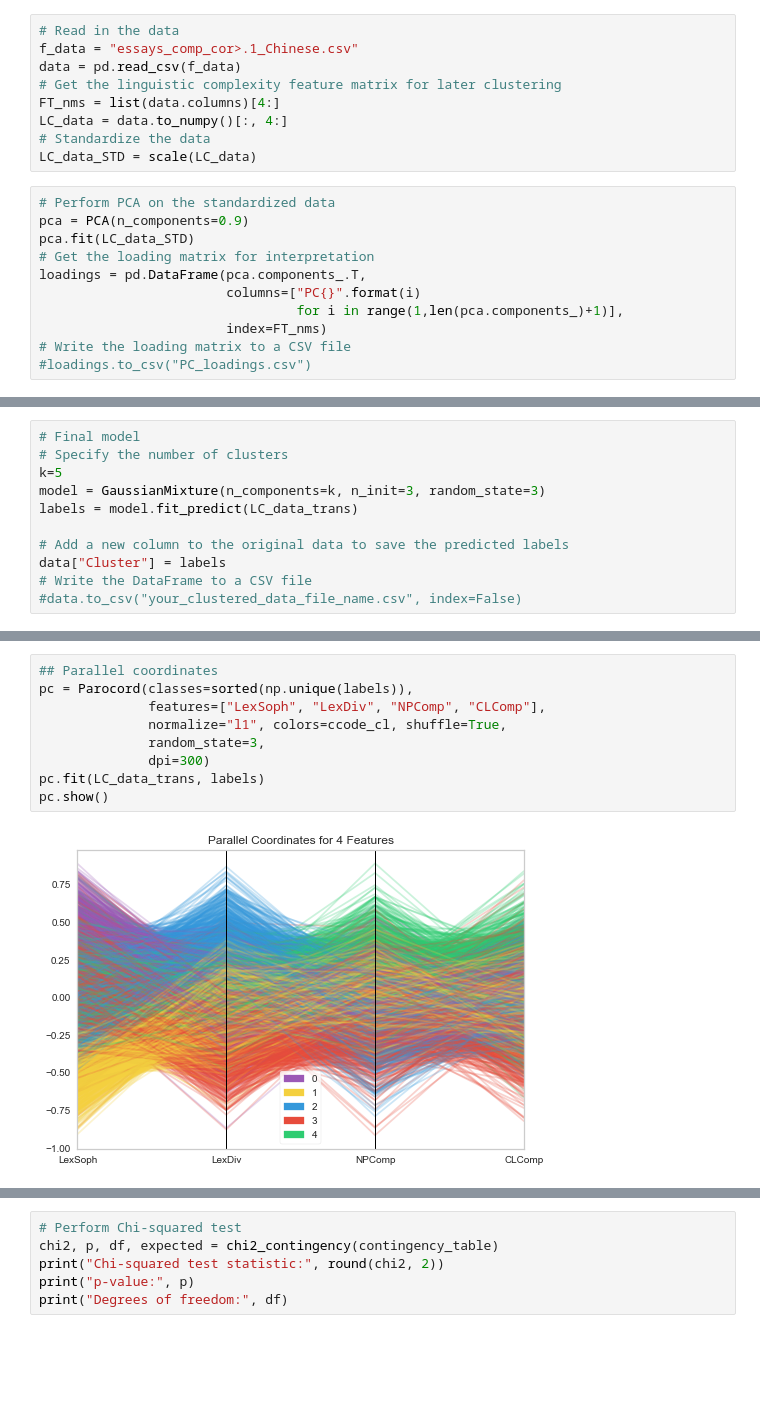
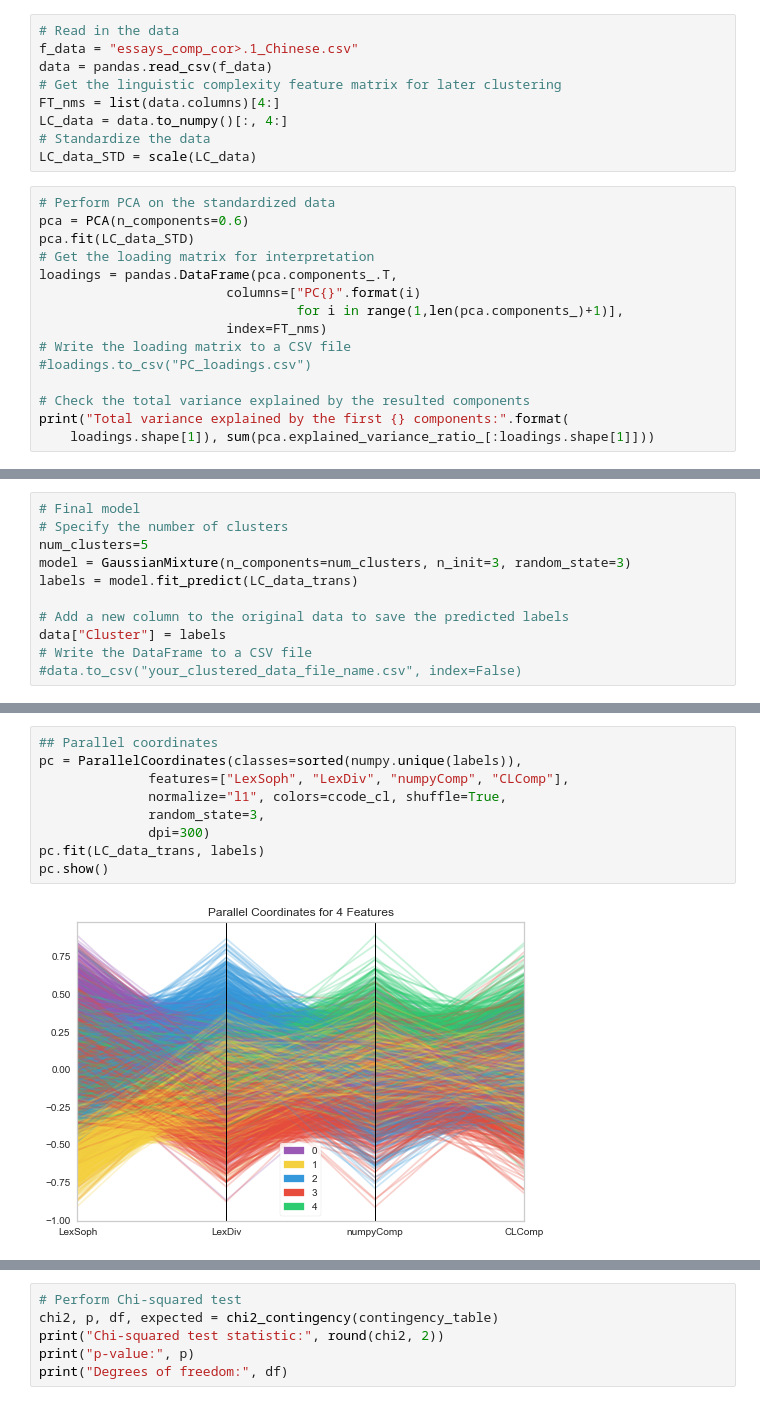
Before and after one commit to HuiyingCai/GMM_clustering_tutorial, a Jupyter notebook: GMM_clustering_tutorial.ipynb, the cells around one changed output, grey strips where cells are left out. Cells and saved outputs as stored; diff of their text form; blank space fills up the shorter version.

```diff
--- a/GMM_clustering_tutorial.ipynb
+++ b/GMM_clustering_tutorial.ipynb
@@ -14,7 +13,7 @@ from scipy.stats import chi2_contingency
 # %%
 # Read in the data
 f_data = "essays_comp_cor>.1_Chinese.csv"
-data = pd.read_csv(f_data)
+data = pandas.read_csv(f_data)
 # Get the linguistic complexity feature matrix for later clustering
 FT_nms = list(data.columns)[4:]
 LC_data = data.to_numpy()[:, 4:]
@@ -22,12 +21,16 @@ LC_data = data.to_numpy()[:, 4:]
 LC_data_STD = scale(LC_data)
 # %%
 # Perform PCA on the standardized data
-pca = PCA(n_components=0.9)
+pca = PCA(n_components=0.6)
 pca.fit(LC_data_STD)
 # Get the loading matrix for interpretation
-loadings = pd.DataFrame(pca.components_.T,
+loadings = pandas.DataFrame(pca.components_.T,
                         columns=["PC{}".format(i)
                                  for i in range(1,len(pca.components_)+1)],
                         index=FT_nms)
 # Write the loading matrix to a CSV file
 #loadings.to_csv("PC_loadings.csv")
+
+# Check the total variance explained by the resulted components
+print("Total variance explained by the first {} components:".format(
+    loadings.shape[1]), sum(pca.explained_variance_ratio_[:loadings.shape[1]]))
@@ -73,8 +78,8 @@ plt.show()
 # %%
 # Final model
 # Specify the number of clusters
-k=5
-model = GaussianMixture(n_components=k, n_init=3, random_state=3)
+num_clusters=5
+model = GaussianMixture(n_components=num_clusters, n_init=3, random_state=3)
 labels = model.fit_predict(LC_data_trans)
 
 # Add a new column to the original data to save the predicted labels
@@ -154,15 +157,15 @@ Overall silhouette score for the final model:  0.17453476438035778
 [figure]
 # %%
 ## Parallel coordinates
-pc = Parocord(classes=sorted(np.unique(labels)),
-              features=["LexSoph", "LexDiv", "NPComp", "CLComp"],
+pc = ParallelCoordinates(classes=sorted(numpy.unique(labels)),
+              features=["LexSoph", "LexDiv", "numpyComp", "CLComp"],
               normalize="l1", colors=ccode_cl, shuffle=True,
               random_state=3,
               dpi=300)
 pc.fit(LC_data_trans, labels)
 pc.show()
 # %% [output]
-[figure, old version]
+[figure, new version]
 <AxesSubplot:title={'center':'Parallel Coordinates for 4 Features'}>
 # %%
 # Create a contingency table
```
Also changed, not shown: parts of 8 cells of this notebook.
